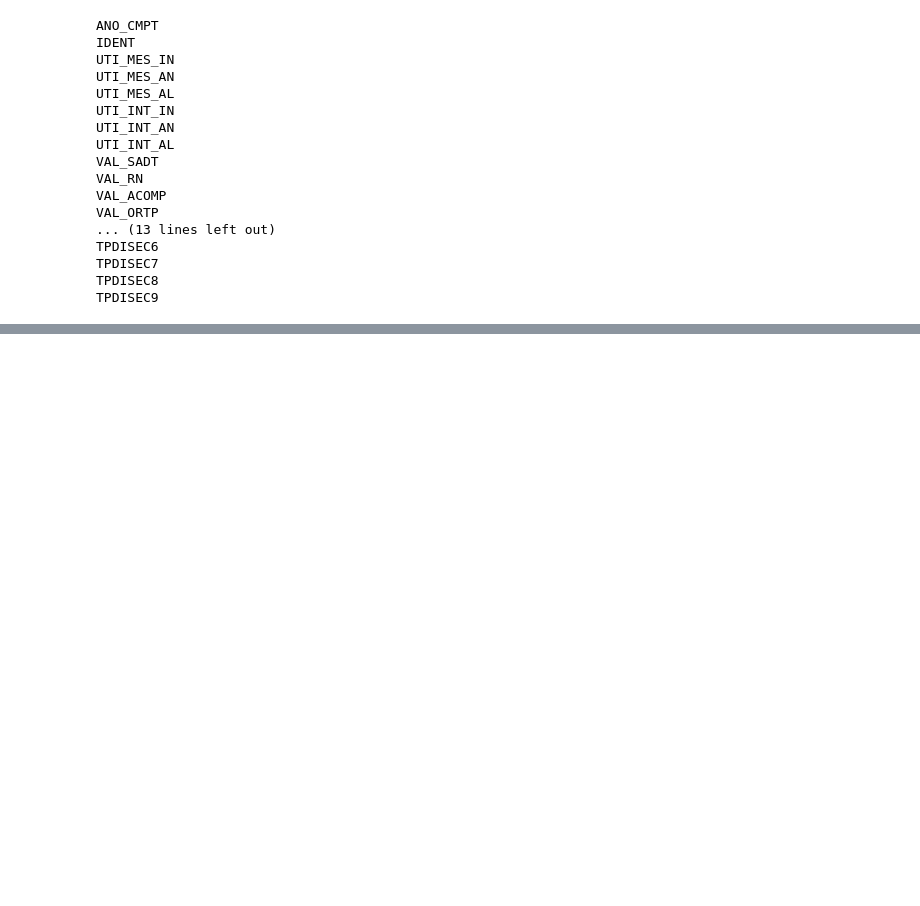
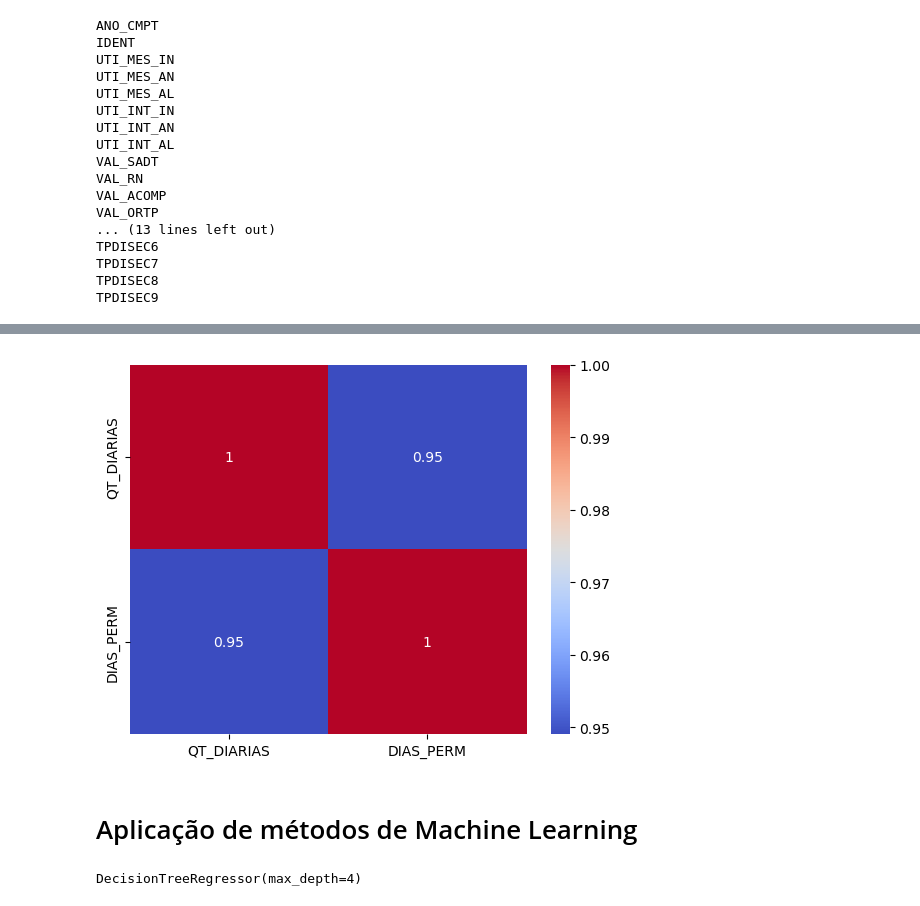
Before and after one commit to isabelcgomes/DadosMedicos, a Jupyter notebook: testing.ipynb, the cells around one changed output, grey strips where cells are left out. Saved outputs shown, nothing was run; the diff lists cells and outputs as text; code cells hidden in the pictures; blank space fills up the shorter version.

```diff
--- a/testing.ipynb
+++ b/testing.ipynb
@@ -85,2 +107,14 @@ TPDISEC9
+# %%
+correlacao = dadosMedicos.copy()
+correlacao = correlacao[['QT_DIARIAS', 'DIAS_PERM']]
+correlation_matrix = correlacao.corr()
+
+sns.heatmap(correlation_matrix, annot=True, cmap='coolwarm')
+plt.savefig('imagens/correlation_matrix_dias')
+plt.show()
+# %% [output]
+[figure, added]
 # %%
 data.to_csv(rf'..\2015_python.csv')
+# %% [markdown]
+# Aplicação de métodos de Machine Learning
@@ -86,0 +128,13 @@ data.to_csv(rf'..\2015_python.csv')
+# %%
+temp = data.copy()
+y = temp['QT_DIARIAS'].copy()
+
+temp = temp.drop(columns=['QT_DIARIAS'])
+temp = temp.drop(columns=obj_cols)
+X = temp.copy()
+
+# fit model
+single_split_model = DecisionTreeRegressor(max_depth=4)
+single_split_model.fit(X, y)
+# %% [output]
+DecisionTreeRegressor(max_depth=4)
```
Also changed, not shown: parts of 13 cells of this notebook.
